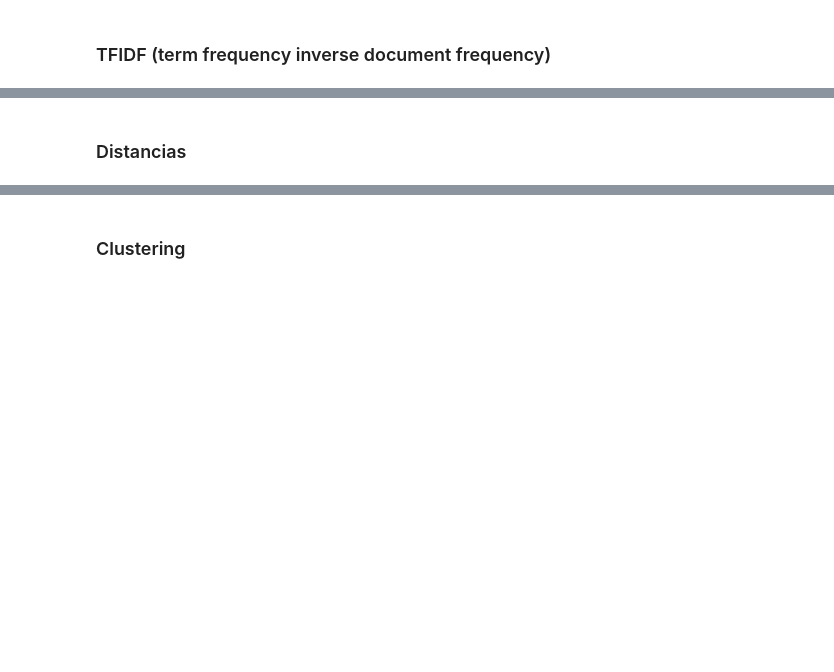
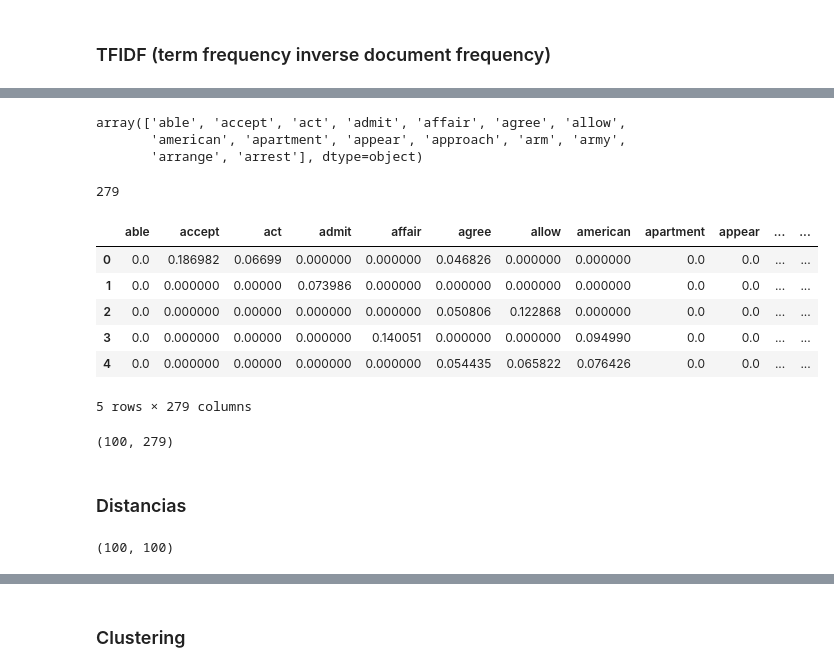
Before and after one commit to Ironhack-Data-Madrid-Agosto-2022/Apuntes-de-clase, a Jupyter notebook: semana_7/5.1 - NLP.ipynb, the cells around one changed output, grey strips where cells are left out. Cells and saved outputs as stored; diff of their text form; code cells hidden in the pictures; blank space fills up the shorter version.

```diff
--- a/semana_7/5.1 - NLP.ipynb
+++ b/semana_7/5.1 - NLP.ipynb
@@ -35,0 +97,15 @@ El proceso es similar que en USL, primero se vectorizan las palabras y después
+# %%
+def spacy_tokenizer(frase):
+
+    tokens=word_tokenize(frase)  # lista de palabras
+
+    filtrado=[]
+
+    for palabra in tokens:
+
+        lemma=nlp(str(palabra))[0].lemma_.lower().strip()
+
+        if lemma not in stop_words and re.search('^[a-zA-Z]+$', lemma):
+            filtrado.append(lemma)
+
+    return filtrado
@@ -37,0 +143,6 @@ El proceso es similar que en USL, primero se vectorizan las palabras y después
+# %%
+tfidf=TfidfVectorizer(min_df=0.15, tokenizer=spacy_tokenizer)
+# %%
+%%time
+
+tfidf_matrix=tfidf.fit_transform(synopsis)
@@ -38,2 +182,30 @@ El proceso es similar que en USL, primero se vectorizan las palabras y después
+# %%
+terms=tfidf.get_feature_names_out()
+
+terms[:15]
+# %% [output]
+array(['able', 'accept', 'act', 'admit', 'affair', 'agree', 'allow',
+       'american', 'apartment', 'appear', 'approach', 'arm', 'army',
+       'arrange', 'arrest'], dtype=object)
+# %%
+len(terms)
+# %% [output]
+279
+# %%
+tfidf_df=pd.DataFrame(tfidf_matrix.toarray(), columns=terms)
+
+tfidf_df.head()
+# %% [output]
+|  | able | accept | act | admit | affair | agree | allow | american | apartment | appear | ... | ... |
+| 0 | 0.0 | 0.186982 | 0.06699 | 0.000000 | 0.000000 | 0.046826 | 0.000000 | 0.000000 | 0.0 | 0.0 | ... | ... |
+| 1 | 0.0 | 0.000000 | 0.00000 | 0.073986 | 0.000000 | 0.000000 | 0.000000 | 0.000000 | 0.0 | 0.0 | ... | ... |
+| 2 | 0.0 | 0.000000 | 0.00000 | 0.000000 | 0.000000 | 0.050806 | 0.122868 | 0.000000 | 0.0 | 0.0 | ... | ... |
+| 3 | 0.0 | 0.000000 | 0.00000 | 0.000000 | 0.140051 | 0.000000 | 0.000000 | 0.094990 | 0.0 | 0.0 | ... | ... |
+| 4 | 0.0 | 0.000000 | 0.00000 | 0.000000 | 0.000000 | 0.054435 | 0.065822 | 0.076426 | 0.0 | 0.0 | ... | ... |
+5 rows × 279 columns
+# %%
+tfidf_df.shape
+# %% [output]
+(100, 279)
 # %% [markdown]
 ### Distancias
@@ -39,0 +214,6 @@ El proceso es similar que en USL, primero se vectorizan las palabras y después
+# %%
+distancias=1-cos(tfidf_matrix)
+
+distancias.shape
+# %% [output]
+(100, 100)
```
Also changed, not shown: parts of 54 cells of this notebook.
